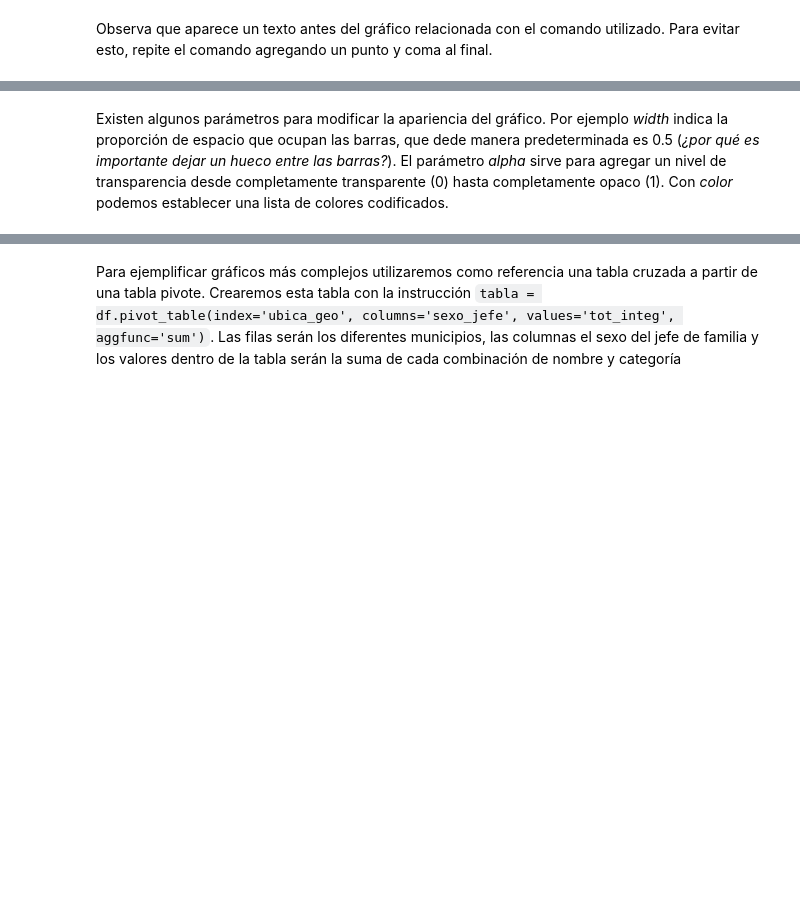
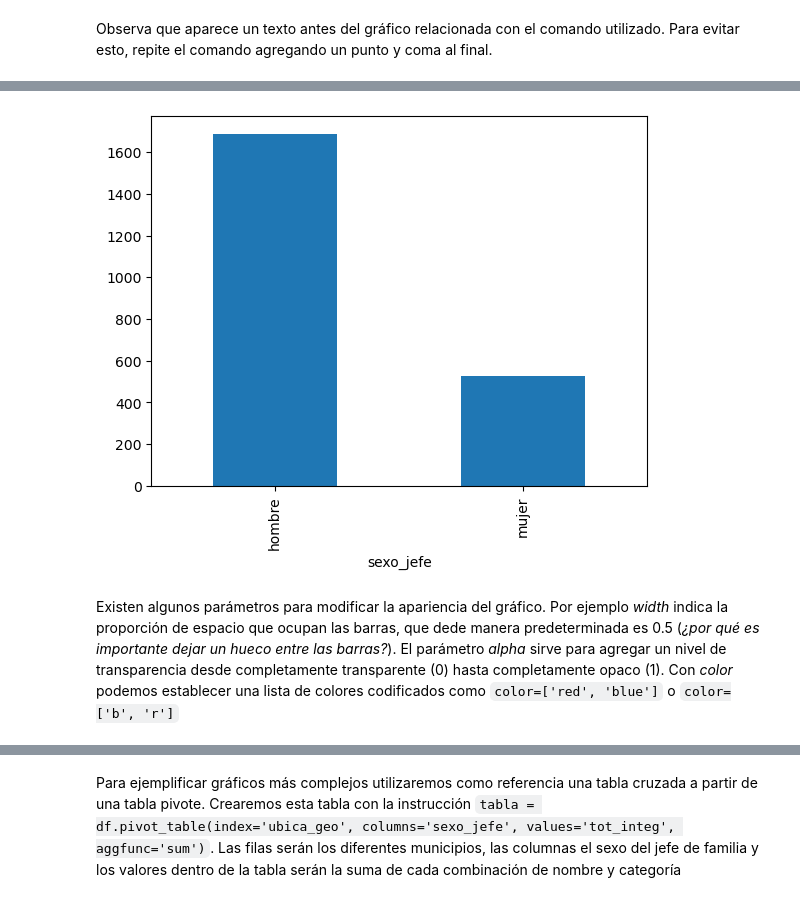
Before and after one commit to adan-rs/AnalisisDatos, a Jupyter notebook: M1_Explorar_datos/06_Visualizar_datos.ipynb, the cells around one changed output, grey strips where cells are left out. Drawn from its saved outputs; the diff is of its cells as text; code cells hidden in the pictures; blank space fills up the shorter version.

```diff
--- a/M1_Explorar_datos/06_Visualizar_datos.ipynb
+++ b/M1_Explorar_datos/06_Visualizar_datos.ipynb
@@ -30,5 +104,7 @@ Observa que aparece un texto antes del gráfico relacionada con el comando utili
 # %%
-# Crea un gráfico de barras horizontal para la variable 'ubica_geo'
-df['sexo_jefe'].value_counts().plot(kind = 'bar');
+# Crea un gráfico de barras
+df['sexo_jefe'].value_counts().plot.bar();
+# %% [output]
+[figure, added]
 # %% [markdown]
-Existen algunos parámetros para modificar la apariencia del gráfico. Por ejemplo *width* indica la proporción de espacio que ocupan las barras, que dede manera predeterminada es 0.5 (*¿por qué es importante dejar un hueco entre las barras?*). El parámetro *alpha* sirve para agregar un nivel de transparencia desde completamente transparente (0) hasta completamente opaco (1). Con *color* podemos establecer una lista de colores codificados.
+Existen algunos parámetros para modificar la apariencia del gráfico. Por ejemplo *width* indica la proporción de espacio que ocupan las barras, que dede manera predeterminada es 0.5 (*¿por qué es importante dejar un hueco entre las barras?*). El parámetro *alpha* sirve para agregar un nivel de transparencia desde completamente transparente (0) hasta completamente opaco (1). Con *color* podemos establecer una lista de colores codificados como `color=['red', 'blue']` o `color=['b', 'r']`
```
Also changed, not shown: parts of 43 cells of this notebook, 6 other files.
